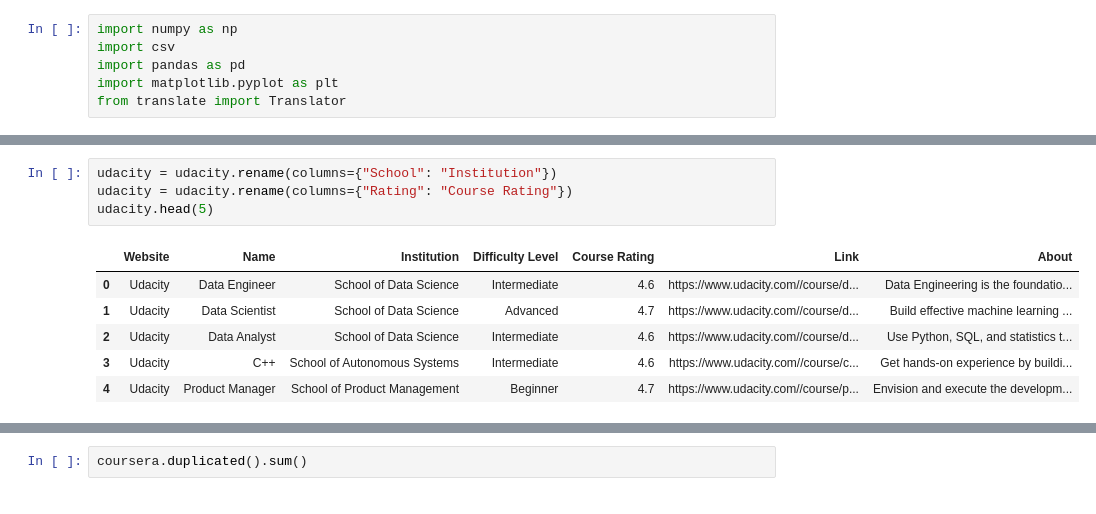
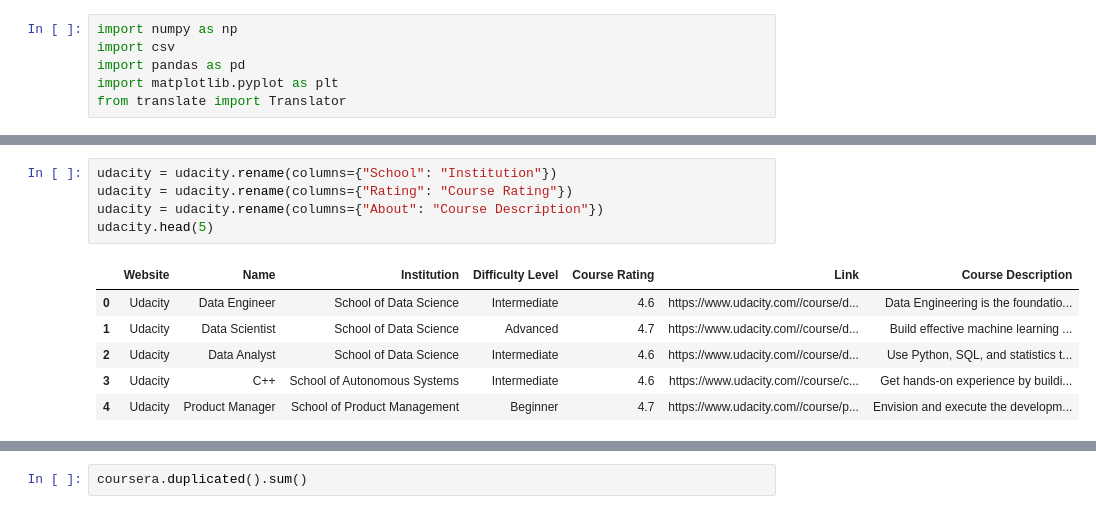
Before and after one commit to DafinaZaka/RS-Online-Learning-Platform, a Jupyter notebook: recommender.ipynb, the cells around one changed output, grey strips where cells are left out. Cells and saved outputs as stored; diff of their text form.

```diff
--- a/recommender.ipynb
+++ b/recommender.ipynb
@@ -58,9 +64,10 @@ edx.shape
 # %%
 udacity = udacity.rename(columns={"School": "Institution"})
 udacity = udacity.rename(columns={"Rating": "Course Rating"})
+udacity = udacity.rename(columns={"About": "Course Description"})
 udacity.head(5)
 # %% [output]
-|  | Website | Name | Institution | Difficulty Level | Course Rating | Link | About |
+|  | Website | Name | Institution | Difficulty Level | Course Rating | Link | Course Description |
 | 0 | Udacity | Data Engineer | School of Data Science | Intermediate | 4.6 | https://www.udacity.com//course/d... | Data Engineering is the foundatio... |
 | 1 | Udacity | Data Scientist | School of Data Science | Advanced | 4.7 | https://www.udacity.com//course/d... | Build effective machine learning ... |
 | 2 | Udacity | Data Analyst | School of Data Science | Intermediate | 4.6 | https://www.udacity.com//course/d... | Use Python, SQL, and statistics t... |
```
Also changed, not shown: parts of 9 cells of this notebook.
